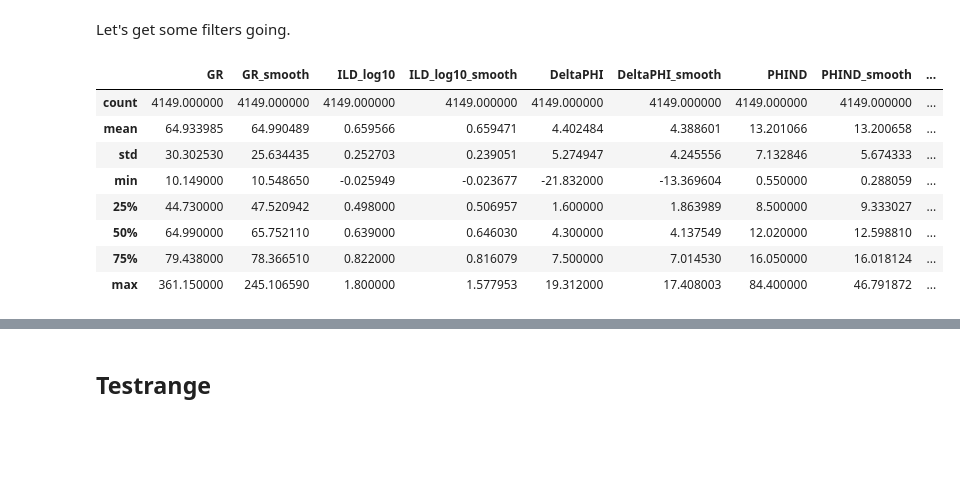
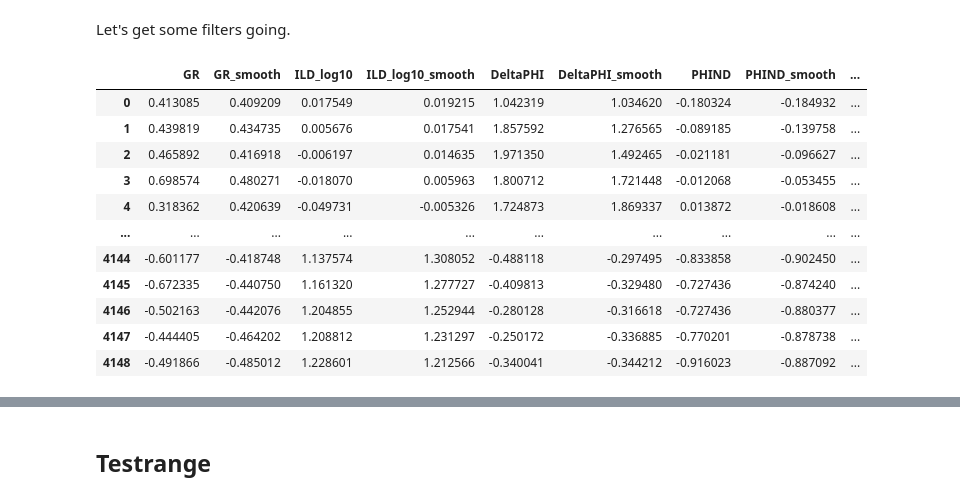
Before and after one commit to JesperDramsch/2016-ml-contest, a Jupyter notebook: JesperDramsch/Facies_classification_Xmas_Trees-Copy1.ipynb, the cells around one changed output, grey strips where cells are left out. Cells and saved outputs as stored; diff of their text form; code cells hidden in the pictures; blank space fills up the shorter version.

```diff
--- a/JesperDramsch/Facies_classification_Xmas_Trees-Copy1.ipynb
+++ b/JesperDramsch/Facies_classification_Xmas_Trees-Copy1.ipynb
@@ -338,21 +350,18 @@ enc = preprocessing.OneHotEncoder()
 le = preprocessing.LabelEncoder()
 imp = preprocessing.Imputer(missing_values='NaN',strategy="mean",axis=0)
 
-processed_data['NM_M'] = enc.fit(processed_data[['NM_M']]).transform(processed_data[['NM_M']]).toarray()
+#processed_data['NM_M'] = enc.fit(processed_data[['NM_M']]).transform(processed_data[['NM_M']]).toarray()
 
 training_data= training_data[training_data['PE'].notnull().values]
 correct_facies_labels  = processed_data['Facies'].values
 correct_facies_labels_comp = training_data['Facies'].values
+for key in s2cell.keys():
+    s2cell[key] = le.fit(s2cell[key]).transform(s2cell[key])
+print(s2cell)
+feature_vectors_comp = training_data.drop(['Formation', 'Well Name','Depth','Facies','FaciesLabels'], axis=1)
 
-
-feature_vectors_comp = training_data.drop(['Formation', 'Well Name','Depth','Facies','FaciesLabels'], axis=1)
-feature_vectors = processed_data.drop(['Formation','Depth','Facies','FaciesLabels'], axis=1)
-feature_vectors['Well Name'] = le.fit(feature_vectors['Well Name']).transform(feature_vectors['Well Name'])
-
-feature_vectors = pd.DataFrame(imp.fit(feature_vectors).transform(feature_vectors), columns=feature_vectors.columns)
 #scaler = preprocessing.StandardScaler().fit(feature_vectors)
 #scaled_features = scaler.transform(feature_vectors)
 scaler_comp = preprocessing.StandardScaler().fit(feature_vectors_comp)
 scaled_features_comp = scaler_comp.transform(feature_vectors_comp)
-feature_vectors.describe()
 # %% [output]
@@ -370,38 +384,50 @@ feature_vectors.describe()
 # %% [markdown]
 Let's get some filters going.
 # %%
-c_f = feature_vectors.drop(['Well Name'], axis=1).copy()
-logger = []
-b, a = signal.butter(5, [0.1,0.9], btype='bandstop')
-for well, logs in feature_vectors.groupby(['Well Name'],sort=False):
-    log_raw = []
-    log_out = []
-    log_raw = logs.drop(['Well Name','RELPOS','NM_M'], axis=1)
-    for xn in log_raw:
-        log_out.append(pd.DataFrame({xn: logs[xn]},index=[logs.index]))
-        log_out.append(pd.DataFrame({xn+'_smooth': signal.filtfilt(b,a,logs[xn])},index=[logs.index])) #butterworth filter
-    log_smooth=pd.concat(log_out,axis=1)
-    for xn in log_smooth:
-        log_out.append(pd.DataFrame({xn+'_median': signal.medfilt(log_smooth[xn],13)},index=[logs.index])) #median filter
-        log_out.append(pd.DataFrame({xn+'_d1': signal.savgol_filter(log_smooth[xn], window_length=9, polyorder=3, deriv=1, delta=1, mode='nearest')},index=[logs.index])) #first derivative on noisy data
-        log_out.append(pd.DataFrame({xn+'_d2': signal.savgol_filter(log_smooth[xn], window_length=9, polyorder=3, deriv=2, delta=1, mode='nearest')},index=[logs.index])) #second derivative on noisy data
-        log_out.append(pd.DataFrame({xn+'_analytical': np.imag(signal.hilbert(log_smooth[xn]))},index=[logs.index])) #analytical filter
-    log_fe = pd.concat(log_out,axis=1)
-
-    #print(log_raw)
-    #log_smooth= log_raw.apply((lambda x: signal.filtfilt(b,a,x)),axis=1)
-    #print(log_smooth)
-    logger.append(log_fe)
-tmp = pd.concat(logger, axis=0, ignore_index=True)
-feature_vectors= pd.concat([tmp,feature_vectors['NM_M'],feature_vectors['RELPOS']], axis=1)
-feature_vectors.describe()
+def feature_eng(input_data):
+    logger = []
+    feature_vectors = input_data.drop(['Formation','Depth'], axis=1)
+    #feature_vectors['Well Name'] = le.fit(feature_vectors['Well Name']).transform(feature_vectors['Well Name'])
+    #feature_vectors = pd.DataFrame(imp.fit(feature_vectors).transform(feature_vectors), columns=feature_vectors.columns)
+    tmp1 = feature_vectors['Well Name']
+    tmp2 = feature_vectors.drop(['Well Name'], axis=1)
+    tmp3 = pd.DataFrame(imp.fit(tmp2).transform(tmp2), columns=tmp2.columns)
+    feature_vectors = pd.concat([tmp1,pd.DataFrame(preprocessing.StandardScaler().fit(tmp3).transform(tmp3), columns=tmp3.columns)],axis=1)
+    b, a = signal.butter(5, [0.1,0.9], btype='bandstop')
+    for well, logs in feature_vectors.groupby(['Well Name'],sort=False):
+        log_raw = []
+        log_out = []
+        log_raw = logs.drop(['Well Name','RELPOS','NM_M'], axis=1)
+        for xn in log_raw:
+            log_out.append(pd.DataFrame({xn: logs[xn]},index=[logs.index]))
+            log_out.append(pd.DataFrame({xn+'_smooth': signal.filtfilt(b,a,logs[xn])},index=[logs.index])) #butterworth filter
+        log_smooth=pd.concat(log_out,axis=1)
+        for xn in log_smooth:
+            log_out.append(pd.DataFrame({xn+'_median': signal.medfilt(log_smooth[xn],13)},index=[logs.index])) #median filter
+            log_out.append(pd.DataFrame({xn+'_d1': signal.savgol_filter(log_smooth[xn], window_length=9, polyorder=3, deriv=1, delta=1, mode='nearest')},index=[logs.index])) #first derivative on noisy data
+            log_out.append(pd.DataFrame({xn+'_d2': signal.savgol_filter(log_smooth[xn], window_length=9, polyorder=3, deriv=2, delta=1, mode='nearest')},index=[logs.index])) #second derivative on noisy data
+            log_out.append(pd.DataFrame({xn+'_analytical': np.imag(signal.hilbert(log_smooth[xn]))},index=[logs.index])) #analytical filter
+        for key in s2cell.keys():
+            log_out.append(pd.DataFrame({key: [s2cell[key][well]]*len(log_smooth[xn])},index=[logs.index]))
+        log_fe = pd.concat(log_out,axis=1)
+        logger.append(log_fe)
+    tmp = pd.concat(logger, axis=0, ignore_index=True)
+    feature_vectors= pd.concat([tmp,feature_vectors['NM_M'],feature_vectors['RELPOS']], axis=1)
+    for key in s2cell.keys():
+        feature_vectors[key] = feature_vectors[key].astype('category')
+    return feature_vectors
+feature_vectors = feature_eng(processed_data.drop(['Facies','FaciesLabels'], axis=1))
+feature_vectors
 # %% [output]
 |  | GR | GR_smooth | ILD_log10 | ILD_log10_smooth | DeltaPHI | DeltaPHI_smooth | PHIND | PHIND_smooth | ... |
-| count | 4149.000000 | 4149.000000 | 4149.000000 | 4149.000000 | 4149.000000 | 4149.000000 | 4149.000000 | 4149.000000 | ... |
-| mean | 64.933985 | 64.990489 | 0.659566 | 0.659471 | 4.402484 | 4.388601 | 13.201066 | 13.200658 | ... |
-| std | 30.302530 | 25.634435 | 0.252703 | 0.239051 | 5.274947 | 4.245556 | 7.132846 | 5.674333 | ... |
-| min | 10.149000 | 10.548650 | -0.025949 | -0.023677 | -21.832000 | -13.369604 | 0.550000 | 0.288059 | ... |
-| 25% | 44.730000 | 47.520942 | 0.498000 | 0.506957 | 1.600000 | 1.863989 | 8.500000 | 9.333027 | ... |
-| 50% | 64.990000 | 65.752110 | 0.639000 | 0.646030 | 4.300000 | 4.137549 | 12.020000 | 12.598810 | ... |
-| 75% | 79.438000 | 78.366510 | 0.822000 | 0.816079 | 7.500000 | 7.014530 | 16.050000 | 16.018124 | ... |
-| max | 361.150000 | 245.106590 | 1.800000 | 1.577953 | 19.312000 | 17.408003 | 84.400000 | 46.791872 | ... |
+| 0 | 0.413085 | 0.409209 | 0.017549 | 0.019215 | 1.042319 | 1.034620 | -0.180324 | -0.184932 | ... |
+| 1 | 0.439819 | 0.434735 | 0.005676 | 0.017541 | 1.857592 | 1.276565 | -0.089185 | -0.139758 | ... |
+| 2 | 0.465892 | 0.416918 | -0.006197 | 0.014635 | 1.971350 | 1.492465 | -0.021181 | -0.096627 | ... |
+| 3 | 0.698574 | 0.480271 | -0.018070 | 0.005963 | 1.800712 | 1.721448 | -0.012068 | -0.053455 | ... |
+| 4 | 0.318362 | 0.420639 | -0.049731 | -0.005326 | 1.724873 | 1.869337 | 0.013872 | -0.018608 | ... |
+| ... | ... | ... | ... | ... | ... | ... | ... | ... | ... |
+| 4144 | -0.601177 | -0.418748 | 1.137574 | 1.308052 | -0.488118 | -0.297495 | -0.833858 | -0.902450 | ... |
+| 4145 | -0.672335 | -0.440750 | 1.161320 | 1.277727 | -0.409813 | -0.329480 | -0.727436 | -0.874240 | ... |
+| 4146 | -0.502163 | -0.442076 | 1.204855 | 1.252944 | -0.280128 | -0.316618 | -0.727436 | -0.880377 | ... |
+| 4147 | -0.444405 | -0.464202 | 1.208812 | 1.231297 | -0.250172 | -0.336885 | -0.770201 | -0.878738 | ... |
+| 4148 | -0.491866 | -0.485012 | 1.228601 | 1.212566 | -0.340041 | -0.344212 | -0.916023 | -0.887092 | ... |
```
Also changed, not shown: parts of 32 cells of this notebook, 1 other file.
